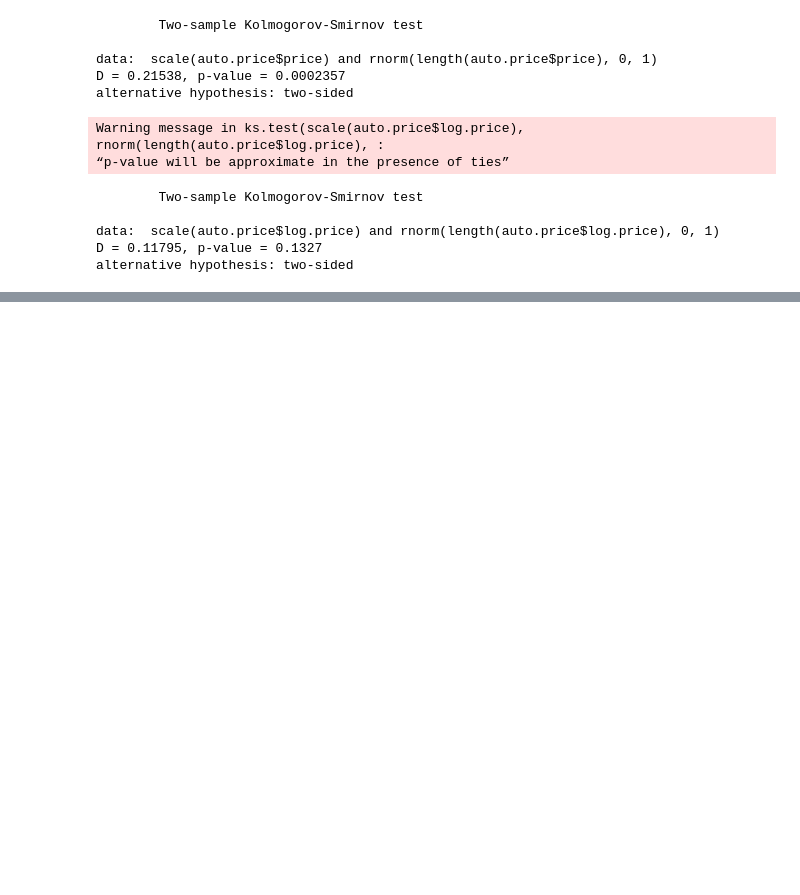
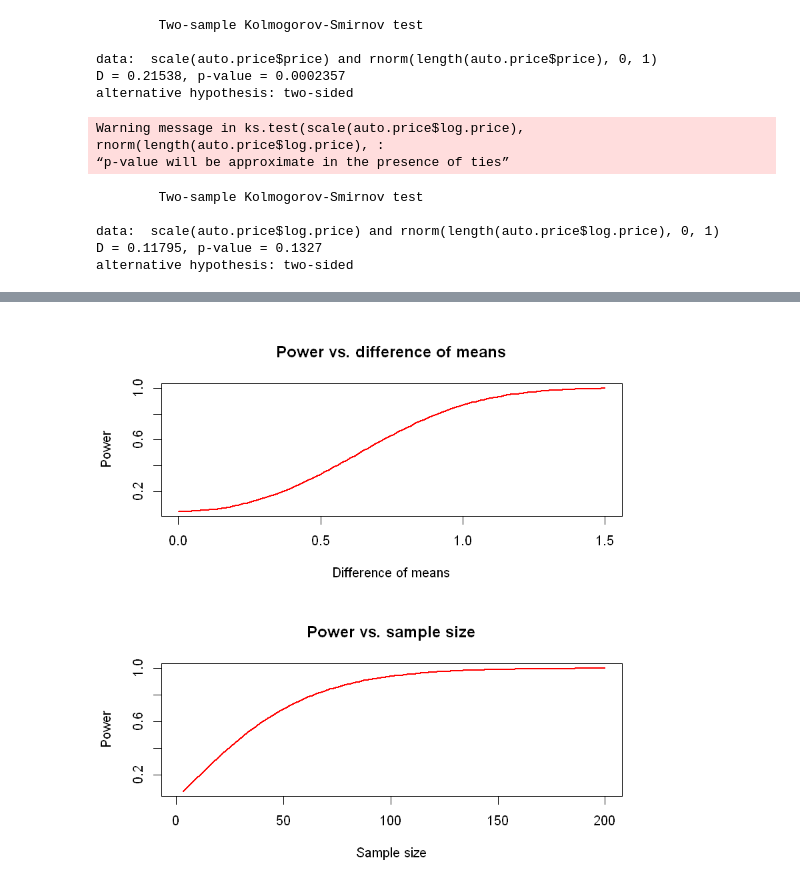
Before and after one commit to giomarc/DataAnalytics, a Jupyter notebook: HypothesisTesting_prices.ipynb, the cells around one changed output, grey strips where cells are left out. Drawn from its saved outputs; the diff is of its cells as text; code cells hidden in the pictures; blank space fills up the shorter version.

```diff
--- a/HypothesisTesting_prices.ipynb
+++ b/HypothesisTesting_prices.ipynb
@@ -198,0 +224,25 @@ alternative hypothesis: two-sided
+# %%
+par(mfrow = c(2, 1))
+
+require(pwr)
+
+X = seq(from = 0.0, to = 1.5, length.out = 100)
+powers = sapply(X, function(x)
+  pwr.t.test(n = 20, d = x, sig.level = 0.05, power = NULL,
+             type = "two.sample", alternative = "two.sided")$power)
+
+plot(X, powers, type = 'l', lwd = 2, col = 'red',
+     xlab = 'Difference of means', ylab = 'Power',
+     main = 'Power vs. difference of means')
+
+X = seq(from = 1, to = 200, length.out = 100)
+powers = sapply(X, function(x)
+  pwr.t.test(n = x, d = 0.5, sig.level = 0.05, power = NULL,
+             type = "two.sample", alternative = "two.sided")$power)
+
+plot(X, powers, type = 'l', lwd = 2, col = 'red',
+     xlab = 'Sample size', ylab = 'Power',
+     main = 'Power vs. sample size')
+
+par(mfrow = c(1, 1))
+# %% [output]
@@ -198,0 +253 @@ alternative hypothesis: two-sided
+[figure, added]
```
Also changed, not shown: parts of 42 cells of this notebook.
